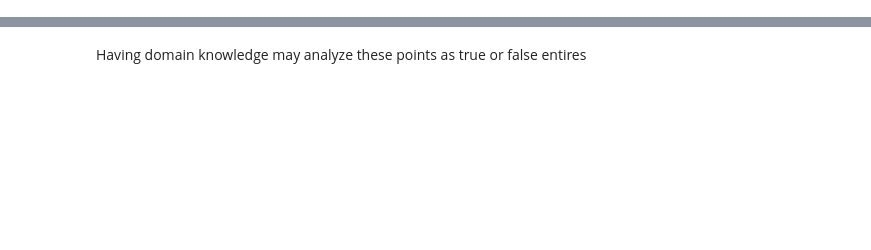
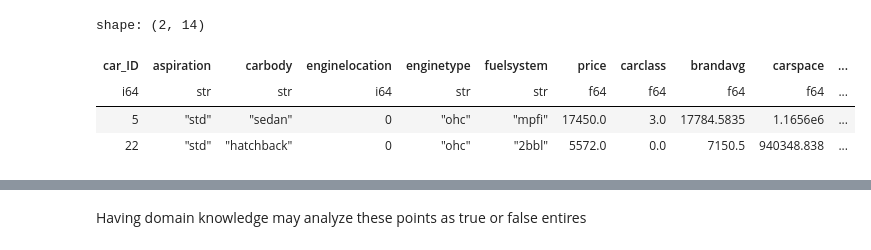
Before and after one commit to Ravikumarchavva/ML_Playground, a Jupyter notebook: week1_regressionAnalysis/Day4_ErrorAnalysis/ErrorAnalysis.ipynb, the cells around one changed output, grey strips where cells are left out. Saved outputs shown, nothing was run; the diff lists cells and outputs as text; code cells hidden in the pictures; blank space fills up the shorter version.

```diff
--- a/week1_regressionAnalysis/Day4_ErrorAnalysis/ErrorAnalysis.ipynb
+++ b/week1_regressionAnalysis/Day4_ErrorAnalysis/ErrorAnalysis.ipynb
@@ -150,0 +122,9 @@ sns.pairplot(data.with_row_index().filter(pl.col("index").is_in(influential_poin
+# %%
+outliers=np.where(np.std(residuals)*2<residuals)[0]
+train_data[outliers].hstack(pl.DataFrame(predictions)[outliers])
+# %% [output]
+shape: (2, 14)
+| car_ID | aspiration | carbody | enginelocation | enginetype | fuelsystem | price | carclass | brandavg | carspace | ... |
+| i64 | str | str | i64 | str | str | f64 | f64 | f64 | f64 | ... |
+| 5 | "std" | "sedan" | 0 | "ohc" | "mpfi" | 17450.0 | 3.0 | 17784.5835 | 1.1656e6 | ... |
+| 22 | "std" | "hatchback" | 0 | "ohc" | "2bbl" | 5572.0 | 0.0 | 7150.5 | 940348.838 | ... |
```
Also changed, not shown: parts of 34 cells of this notebook, 17 other files.
